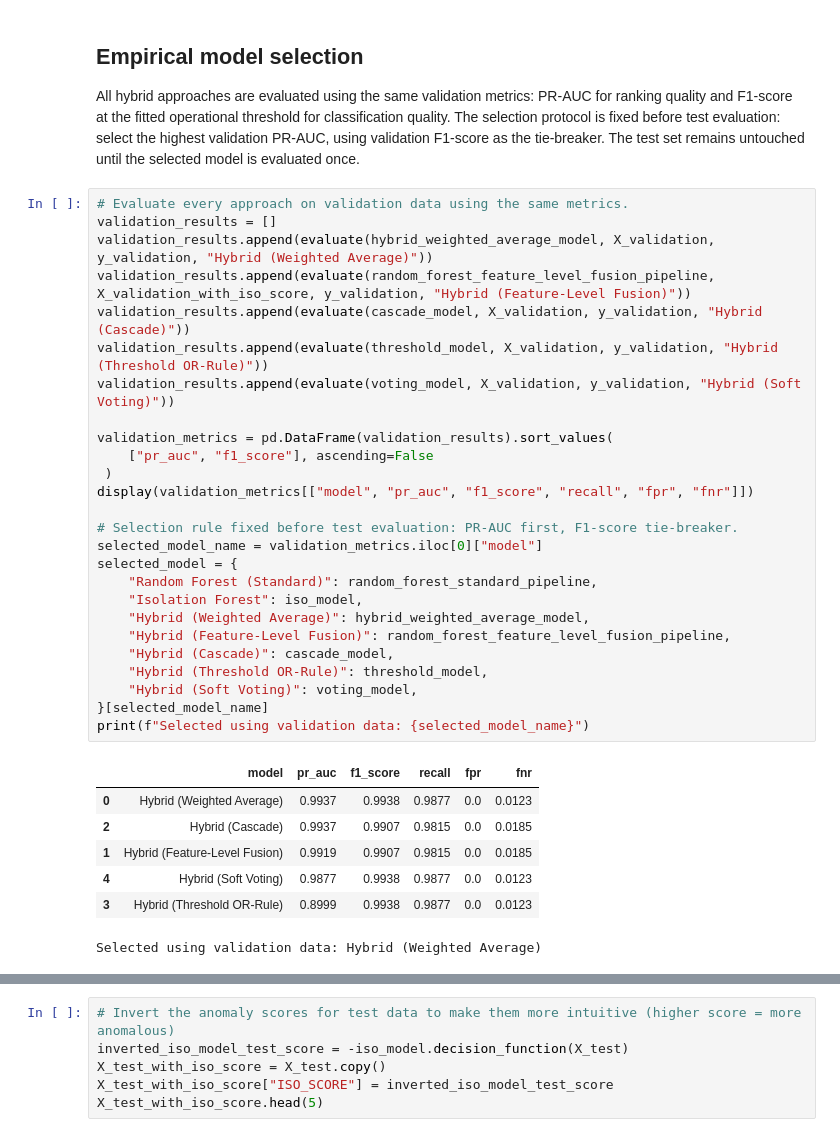
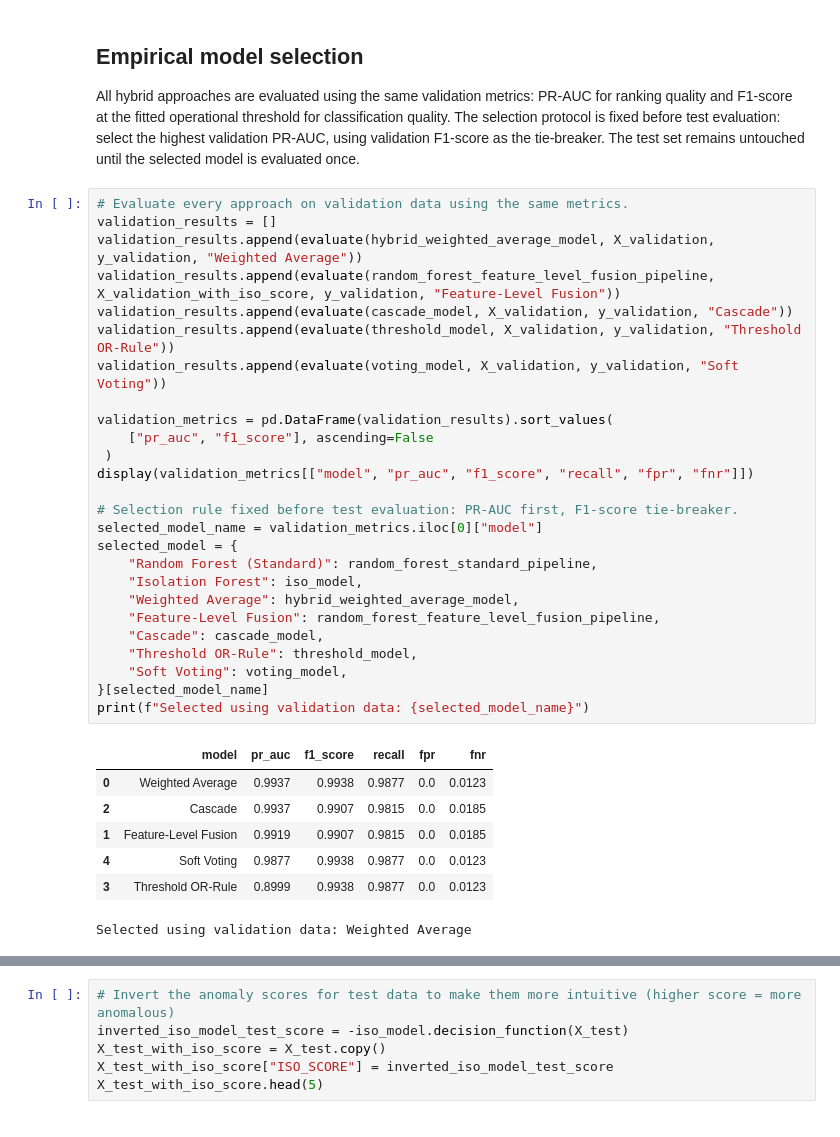
Before and after one commit to Daazee/fraud-detection-models, a Jupyter notebook: notebooks/hybrid_models.ipynb, the cells around one changed output, grey strips where cells are left out. Saved outputs shown, nothing was run; the diff lists cells and outputs as text.

Commit message:
rename hybrid models by removimg the hybrid prefix

```diff
--- a/notebooks/hybrid_models.ipynb
+++ b/notebooks/hybrid_models.ipynb
@@ -473,34 +473,34 @@ All hybrid approaches are evaluated using the same validation metrics: PR-AUC fo
 # %%
 # Evaluate every approach on validation data using the same metrics.
 validation_results = []
-validation_results.append(evaluate(hybrid_weighted_average_model, X_validation, y_validation, "Hybrid (Weighted Average)"))
-validation_results.append(evaluate(random_forest_feature_level_fusion_pipeline, X_validation_with_iso_score, y_validation, "Hybrid (Feature-Level Fusion)"))
-validation_results.append(evaluate(cascade_model, X_validation, y_validation, "Hybrid (Cascade)"))
-validation_results.append(evaluate(threshold_model, X_validation, y_validation, "Hybrid (Threshold OR-Rule)"))
-validation_results.append(evaluate(voting_model, X_validation, y_validation, "Hybrid (Soft Voting)"))
+validation_results.append(evaluate(hybrid_weighted_average_model, X_validation, y_validation, "Weighted Average"))
+validation_results.append(evaluate(random_forest_feature_level_fusion_pipeline, X_validation_with_iso_score, y_validation, "Feature-Level Fusion"))
+validation_results.append(evaluate(cascade_model, X_validation, y_validation, "Cascade"))
+validation_results.append(evaluate(threshold_model, X_validation, y_validation, "Threshold OR-Rule"))
+validation_results.append(evaluate(voting_model, X_validation, y_validation, "Soft Voting"))
 
 validation_metrics = pd.DataFrame(validation_results).sort_values(
     ["pr_auc", "f1_score"], ascending=False
  )
 display(validation_metrics[["model", "pr_auc", "f1_score", "recall", "fpr", "fnr"]])
 
 # Selection rule fixed before test evaluation: PR-AUC first, F1-score tie-breaker.
 selected_model_name = validation_metrics.iloc[0]["model"]
 selected_model = {
     "Random Forest (Standard)": random_forest_standard_pipeline,
     "Isolation Forest": iso_model,
-    "Hybrid (Weighted Average)": hybrid_weighted_average_model,
-    "Hybrid (Feature-Level Fusion)": random_forest_feature_level_fusion_pipeline,
-    "Hybrid (Cascade)": cascade_model,
-    "Hybrid (Threshold OR-Rule)": threshold_model,
-    "Hybrid (Soft Voting)": voting_model,
+    "Weighted Average": hybrid_weighted_average_model,
+    "Feature-Level Fusion": random_forest_feature_level_fusion_pipeline,
+    "Cascade": cascade_model,
+    "Threshold OR-Rule": threshold_model,
+    "Soft Voting": voting_model,
 }[selected_model_name]
 print(f"Selected using validation data: {selected_model_name}")
 # %% [output]
 |  | model | pr_auc | f1_score | recall | fpr | fnr |
-| 0 | Hybrid (Weighted Average) | 0.9937 | 0.9938 | 0.9877 | 0.0 | 0.0123 |
-| 2 | Hybrid (Cascade) | 0.9937 | 0.9907 | 0.9815 | 0.0 | 0.0185 |
-| 1 | Hybrid (Feature-Level Fusion) | 0.9919 | 0.9907 | 0.9815 | 0.0 | 0.0185 |
-| 4 | Hybrid (Soft Voting) | 0.9877 | 0.9938 | 0.9877 | 0.0 | 0.0123 |
-| 3 | Hybrid (Threshold OR-Rule) | 0.8999 | 0.9938 | 0.9877 | 0.0 | 0.0123 |
+| 0 | Weighted Average | 0.9937 | 0.9938 | 0.9877 | 0.0 | 0.0123 |
+| 2 | Cascade | 0.9937 | 0.9907 | 0.9815 | 0.0 | 0.0185 |
+| 1 | Feature-Level Fusion | 0.9919 | 0.9907 | 0.9815 | 0.0 | 0.0185 |
+| 4 | Soft Voting | 0.9877 | 0.9938 | 0.9877 | 0.0 | 0.0123 |
+| 3 | Threshold OR-Rule | 0.8999 | 0.9938 | 0.9877 | 0.0 | 0.0123 |
-Selected using validation data: Hybrid (Weighted Average)
+Selected using validation data: Weighted Average
```
Also changed, not shown: parts of 2 cells of this notebook.
